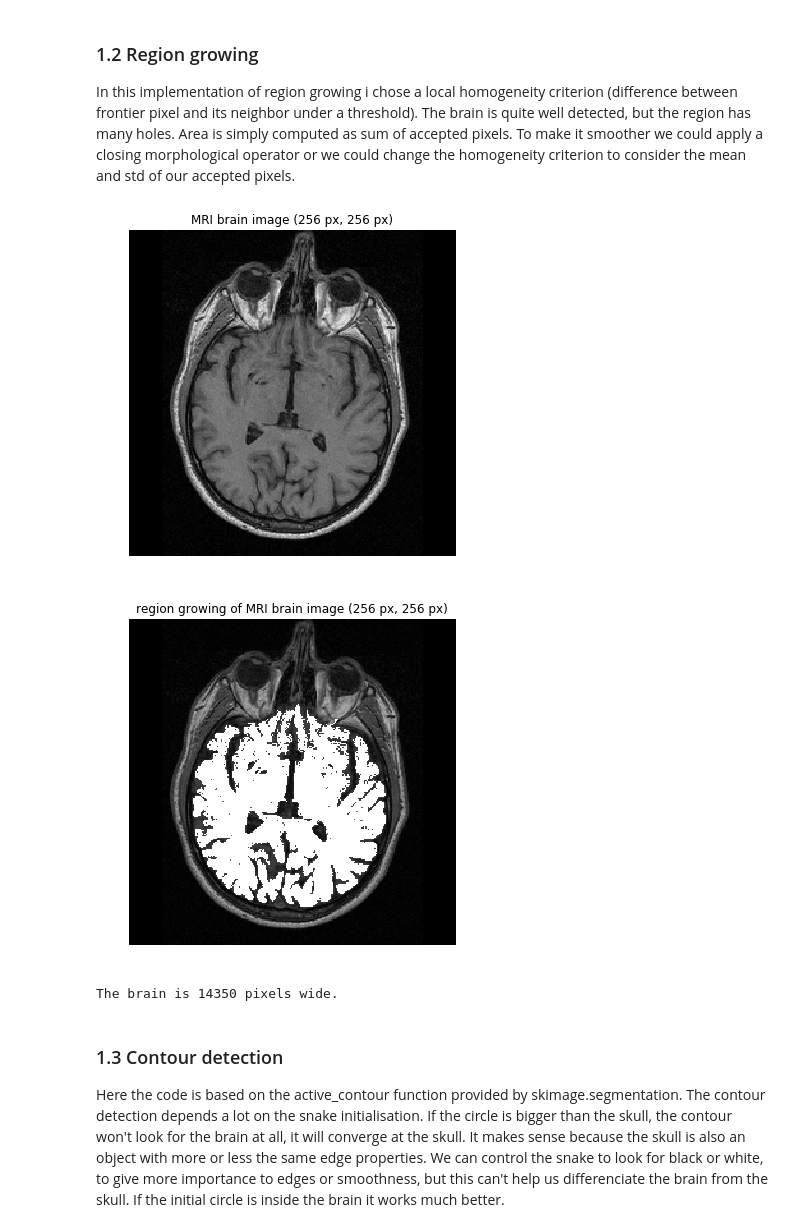
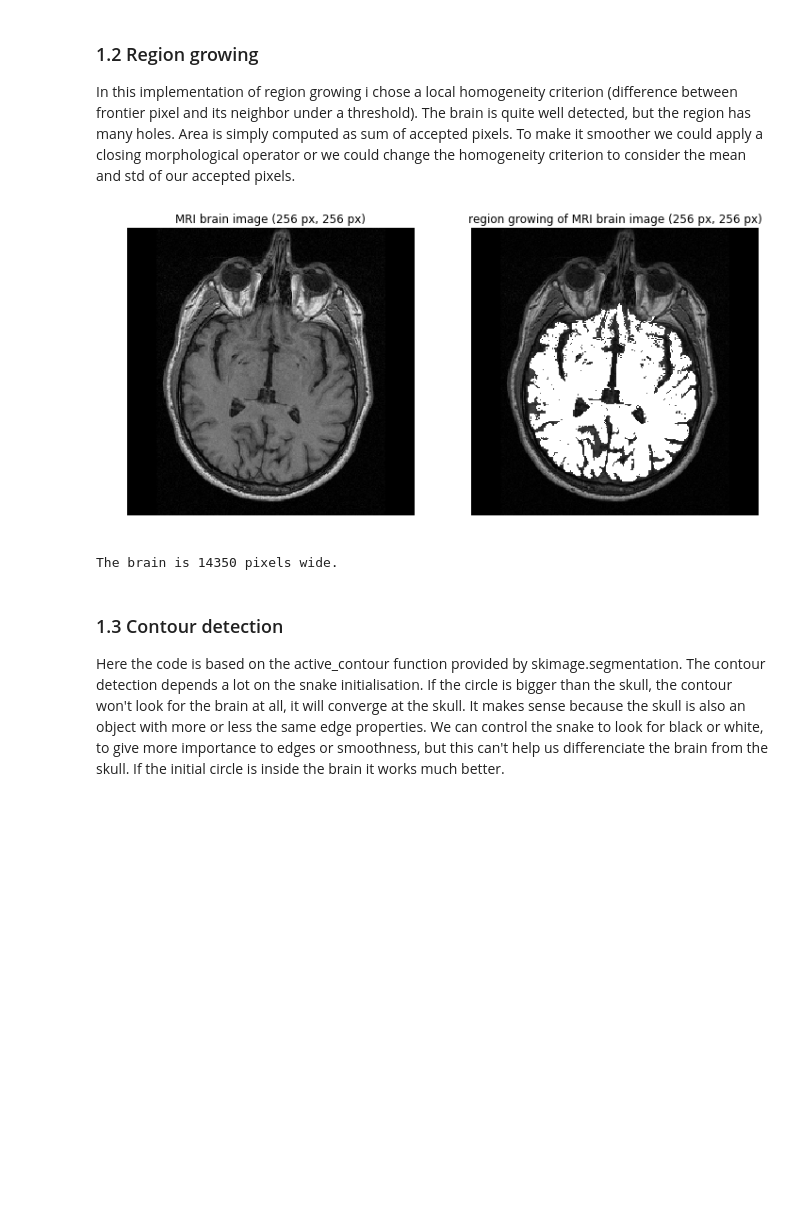
Before and after one commit to hellgheast/Image_analysis, a Jupyter notebook: lab_01_segmentation_Luca.ipynb, the cells around one changed output. Saved outputs shown, nothing was run; the diff lists cells and outputs as text; code cells hidden in the pictures; blank space fills up the shorter version.

```diff
--- a/lab_01_segmentation_Luca.ipynb
+++ b/lab_01_segmentation_Luca.ipynb
@@ -51,12 +51,6 @@ plt.show()
 ### 1.2 Region growing
 In this implementation of region growing i chose a local homogeneity criterion (difference between frontier pixel and its neighbor under a threshold). The brain is quite well detected, but the region has many holes. Area is simply computed as sum of accepted pixels. To make it smoother we could apply a closing morphological operator or we could change the homogeneity criterion to consider the mean and std of our accepted pixels.
 # %%
-fig, ax = plt.subplots(1, 1, figsize=(6, 6))
-ax.imshow(brain_im, cmap='gray')
-ax.set_title('MRI brain image ({} px, {} px)'.format(im_h, im_w))
-ax.axis('off')
-plt.show()
-
 #region growing method. Start somewhere and recursively see if neighboring pixels satisfy homogeneity criterion
 #homogeneity threshold: intensity between twe neighbors lower than threshold
 #stard point: 128,140
@@ -73,40 +67,44 @@ mean = region_g[x][y]
 
 while old_area < area:
     old_area = area
     #look in image where we need to visit neighbors
     for k in range(1, im_h-1):#all image except last lines and columns which won't have unvisited neighbors
         for l in range(1,im_w-1):
             if visit_table[k][l] == 2: #if it is part of the frontier we look at its neighbors
                 visit_table[k][l] = 1 #set as visited
                 for i in range(k-1, k+2):#range begins at k-1 and ends at k+1
                     for j in range(l-1,l+2):
                         if visit_table[i][j] == 0: #neighbors not yet visited
 #                            homo = abs(int(region_g[i][j]) - int(region_g[k][l]))
 #                            if homo < threshold:
                             homo = abs(int(region_g[i][j]) - mean)
                             if homo < threshold:
                                 area = area + 1
                                 visit_table[i][j] = 2
                                 mean = (mean*(area-1) + region_g[i][j])/area
                             else:
                                 visit_table[i][j] = 3
 
 
-for k in range(0, im_h):#all image except last lines and columns which won't have unvisited neighbors
+for k in range(0, im_h):#go through image and saturate pixels detected as brain
     for l in range(0,im_w):
         if visit_table[k][l] == 1 or visit_table[k][l] == 2:
             region_g[k][l] = 255
 
-fig, ax = plt.subplots(1, 1, figsize=(6, 6))
-ax.imshow(region_g, cmap='gray')
-ax.set_title('region growing of MRI brain image ({} px, {} px)'.format(im_h, im_w))
-ax.axis('off')
+
+fig, ax = plt.subplots(1, 2, figsize=(12, 12))
+ax[0].imshow(brain_im, cmap='gray')
+ax[0].set_title('MRI brain image ({} px, {} px)'.format(im_h, im_w))
+ax[0].axis('off')
+
+ax[1].imshow(region_g, cmap='gray')
+ax[1].set_title('region growing of MRI brain image ({} px, {} px)'.format(im_h, im_w))
+ax[1].axis('off')
 plt.show()
 
 print('The brain is {} pixels wide.' .format(area))
 # %% [output]
-[figure, old version]
+[figure, new version]
-[figure, removed]
 The brain is 14350 pixels wide.
 # %% [markdown]
 ### 1.3 Contour detection
```
Also changed, not shown: parts of 3 cells of this notebook.
